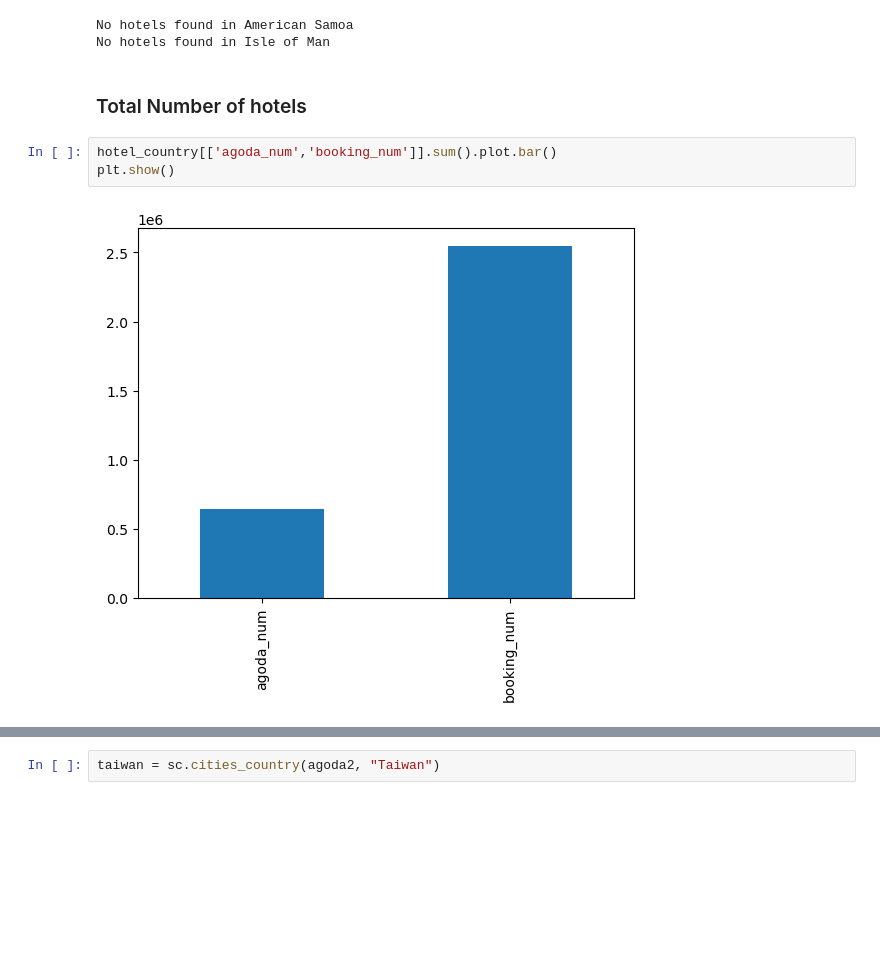
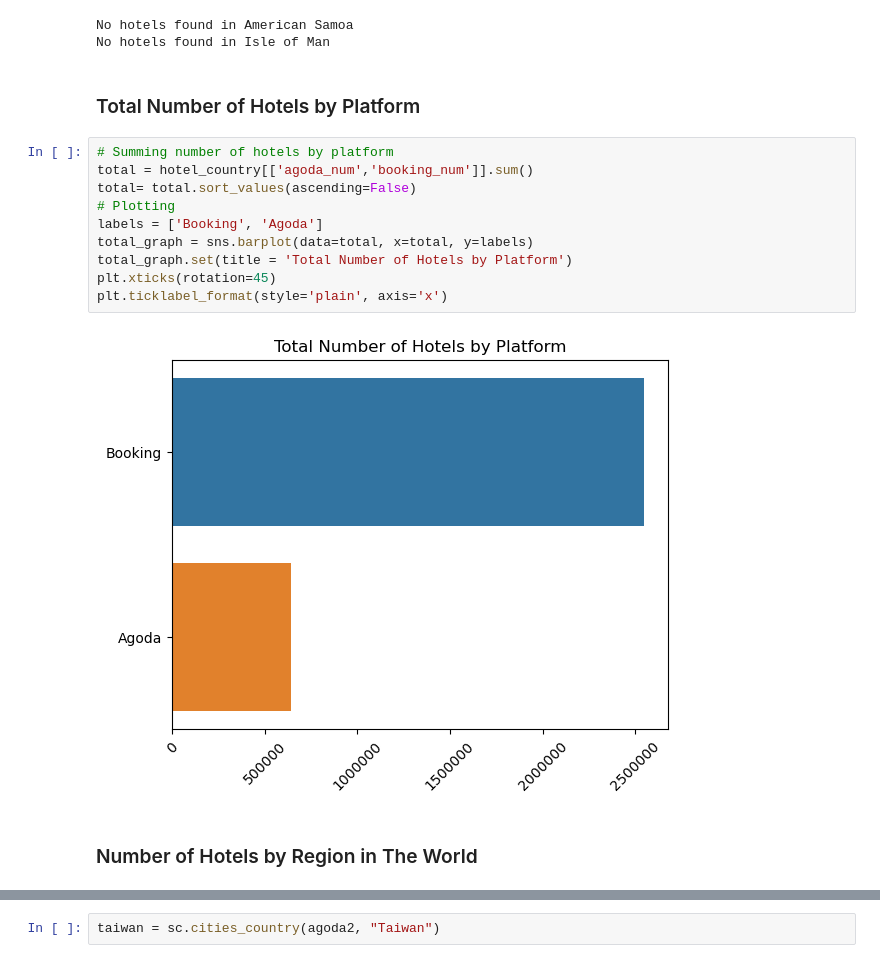
Before and after one commit to sborto86/project-II-pipelines, a Jupyter notebook: enriching-and-cleaning.ipynb, the cells around one changed output, grey strips where cells are left out. Cells and saved outputs as stored; diff of their text form; blank space fills up the shorter version.

```diff
--- a/enriching-and-cleaning.ipynb
+++ b/enriching-and-cleaning.ipynb
@@ -61,10 +62,19 @@ hotel_country['booking_num'] = hotel_country.countryisocode.apply(sc.booking_cou
 No hotels found in American Samoa
 No hotels found in Isle of Man
 # %% [markdown]
-### Total Number of hotels
+### Total Number of Hotels by Platform
 # %%
-hotel_country[['agoda_num','booking_num']].sum().plot.bar()
-plt.show()
+# Summing number of hotels by platform
+total = hotel_country[['agoda_num','booking_num']].sum()
+total= total.sort_values(ascending=False)
+# Plotting
+labels = ['Booking', 'Agoda']
+total_graph = sns.barplot(data=total, x=total, y=labels)
+total_graph.set(title = 'Total Number of Hotels by Platform')
+plt.xticks(rotation=45)
+plt.ticklabel_format(style='plain', axis='x')
 # %% [output]
-[figure, old version]
+[figure, new version]
+# %% [markdown]
+### Number of Hotels by Region in The World
 # %%
```
Also changed, not shown: parts of 22 cells of this notebook.
